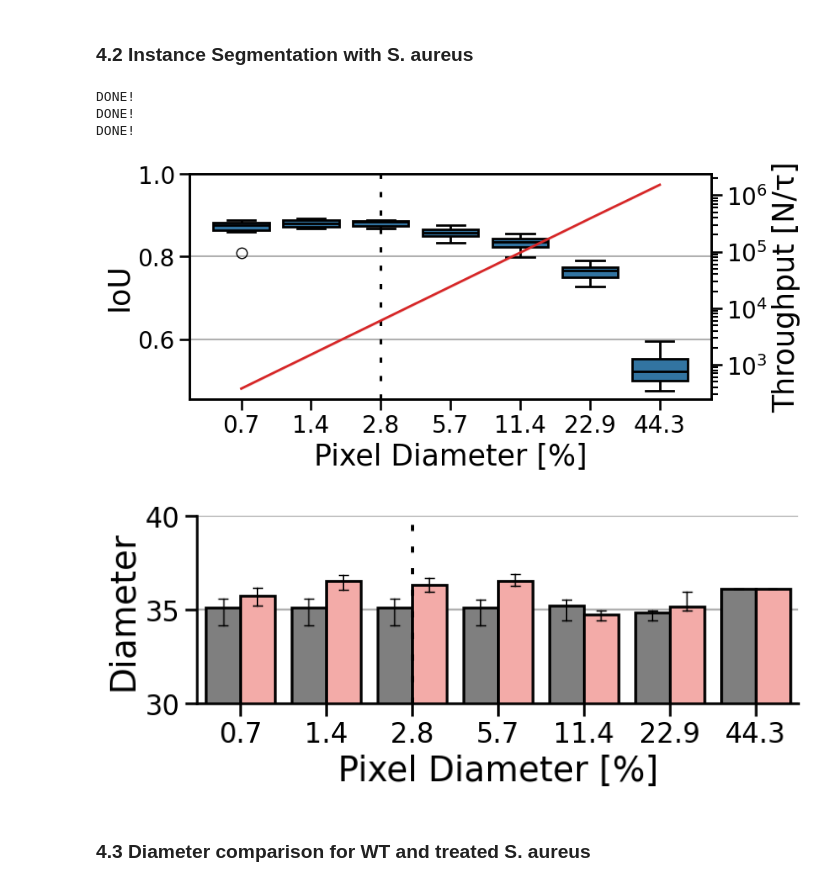
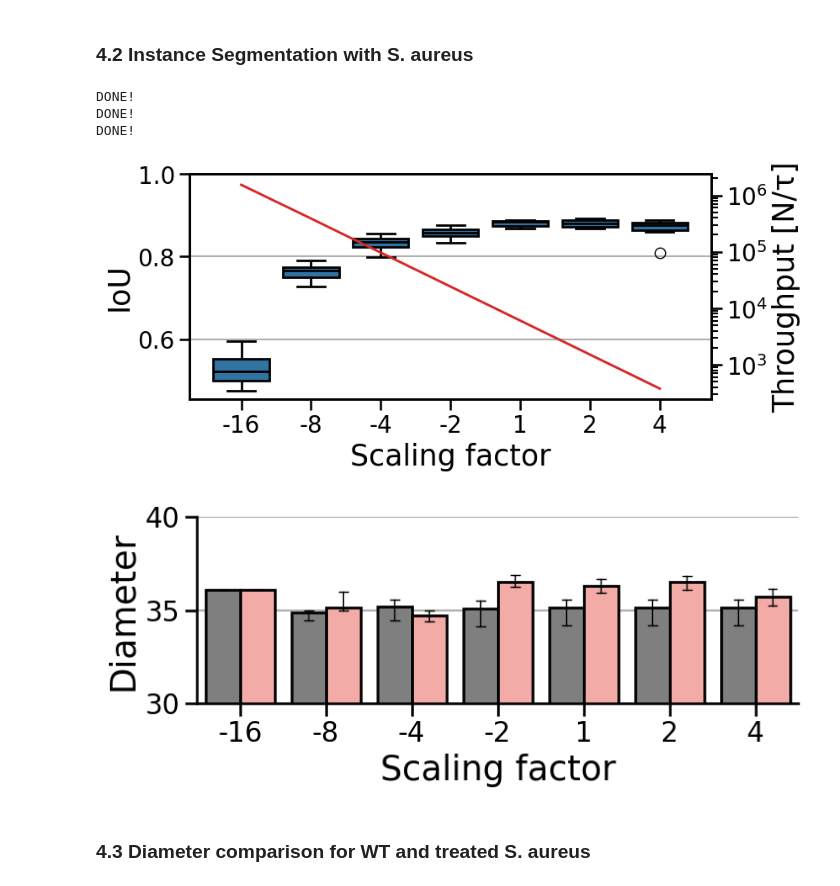
Before and after one commit to HenriquesLab/ReScale4DL, a Jupyter notebook: Notebooks/Evaluate_Segmentation_2D.ipynb, the cells around one changed output. Drawn from its saved outputs; the diff is of its cells as text; code cells hidden in the pictures.

```diff
--- a/Notebooks/Evaluate_Segmentation_2D.ipynb
+++ b/Notebooks/Evaluate_Segmentation_2D.ipynb
@@ -251,38 +259,39 @@ DATASET = "Saureus_instance_segmentation"
 filename = os.path.join(ANALYSIS_DIR, f"{DATASET}.zip")
 extract_dir = os.path.join(ANALYSIS_DIR)
 shutil.unpack_archive(filename, extract_dir)
 
 ## Plotting default params
-ORIGINAL_DATASET_FOLDERNAME = "og"
+ORIGINAL_DATASET_FOLDERNAME = "OG"
 OUTPUT_DIR = os.path.join(ANALYSIS_DIR, DATASET,"plots")
 dataset_name_match_dict = {DATASET: DATASET}
 os.makedirs(OUTPUT_DIR, exist_ok=True)
 
 fig_name = f"IoU for {DATASET}"
 y_axis = "IoU"
 
 ## Plot boxplot
 generate_instance_box_plot(ANALYSIS_DIR,
                            DATASET,
                            fig_name,
                            y_axis,
                            thoughput_plot=True,
                            y_axis_2 = "Obj_per_FOV_mean",
                            original_folder_name = ORIGINAL_DATASET_FOLDERNAME,
-                           output_path=OUTPUT_DIR)
+                           output_path=OUTPUT_DIR,  x_axis = "scaling_factor")
 
 ## Plot barplot
 fig_name = f"Diameter distribution {DATASET}"
 generate_instance_gt_pred_bar_plot(ANALYSIS_DIR,
                            DATASET,
                            fig_name,
-                           output_path=OUTPUT_DIR)
+                           output_path=OUTPUT_DIR,
+                            x_axis = "scaling_factor")
 # %% [output]
 DONE!
 DONE!
 DONE!
-[figure, old version]
+[figure, new version]
-[figure, old version]
+[figure, new version]
 # %% [markdown]
 ### 4.3 Diameter comparison for WT and treated S. aureus
 # %%
```
Also changed, not shown: parts of 4 cells of this notebook, 3 other files.
